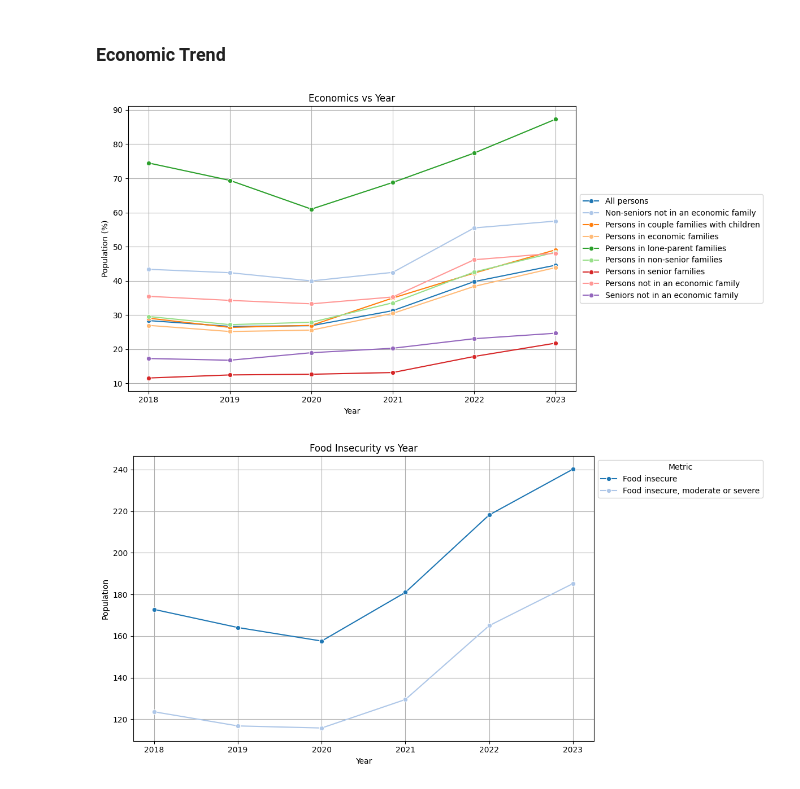
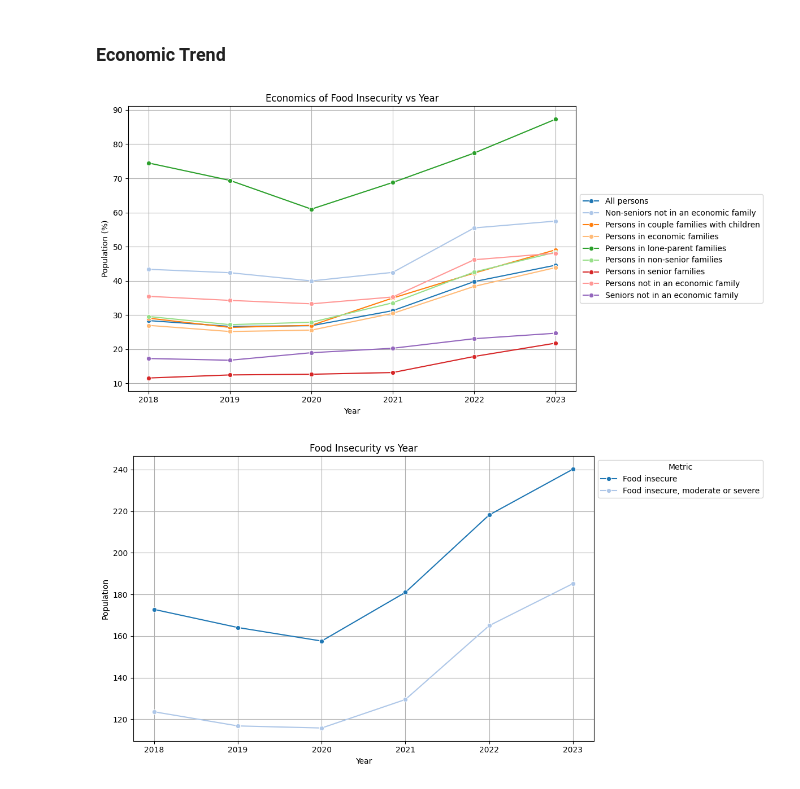
Before and after one commit to pheaktralean/ConcordIA, a Jupyter notebook: food_security_forecasting/food_security.ipynb, the cells around one changed output. Drawn from its saved outputs; the diff is of its cells as text; code cells hidden in the pictures.

```diff
--- a/food_security_forecasting/food_security.ipynb
+++ b/food_security_forecasting/food_security.ipynb
@@ -408,31 +408,31 @@ economic_cols = [col for col in economic_order if col in economic_pivot.columns]
 # %%
 plt.figure(figsize=(12,6))
 
 economic_long = economic_pivot.reset_index().melt(
     id_vars='Year',
     value_vars=economic_cols,
     var_name='Economic',
     value_name='Percentage'
 )
 
 sns.lineplot(
     data=economic_long,
     x='Year',
     y='Percentage',
     hue='Economic',
     marker='o',
     palette='tab20'
 )
 
 plt.xlabel('Year')
 plt.ylabel('Population (%)')
-plt.title('Economics vs Year')
+plt.title('Economics of Food Insecurity vs Year')
 plt.legend(loc='center left', bbox_to_anchor=(1, 0.5))
 plt.grid(True)
 plt.tight_layout()
 plt.show()
 # %% [output]
-[figure, old version]
+[figure, new version]
 # %%
 # Pivot table so each demographic is a column
 insecurity_pivot = economic_df.pivot_table(
```
Also changed, not shown: parts of 1 cell of this notebook.
